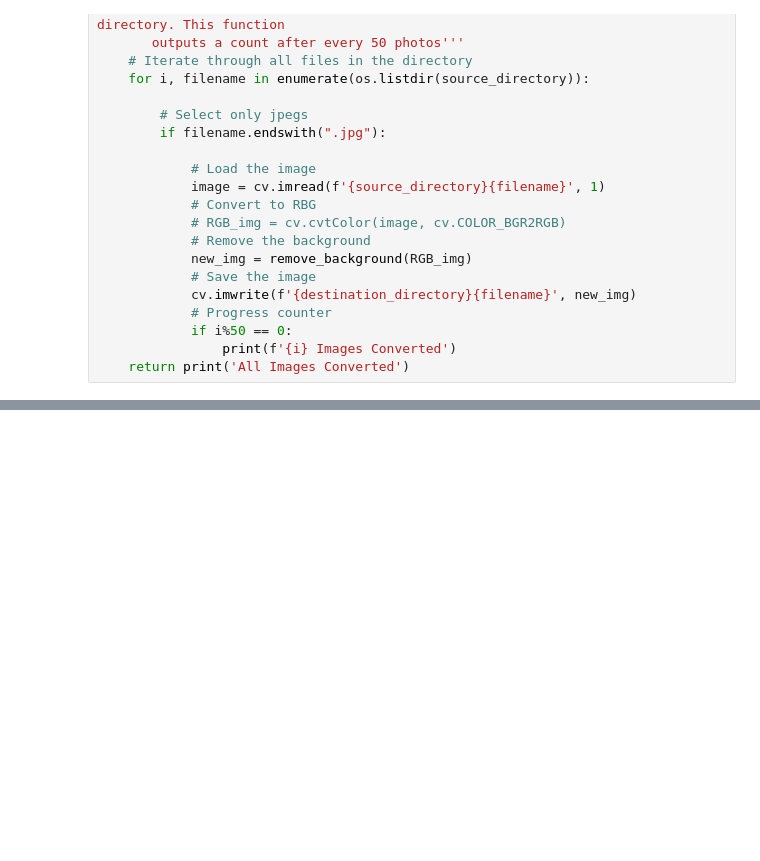
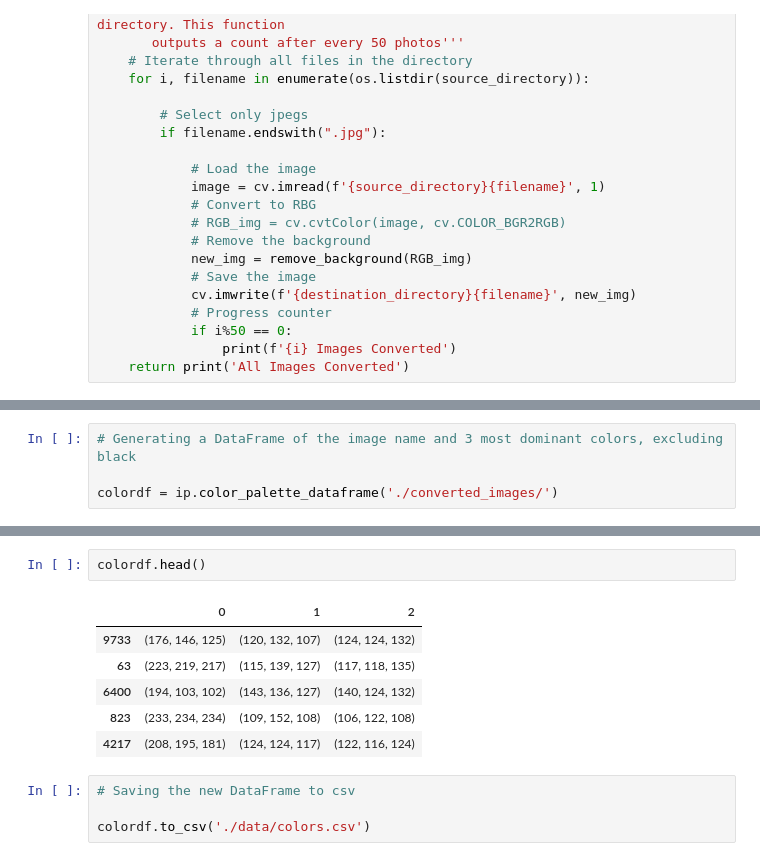
Before and after one commit to bagnine/Clothing_Recommender, a Jupyter notebook: src/image_process.ipynb, the cells around one changed output, grey strips where cells are left out. Saved outputs shown, nothing was run; the diff lists cells and outputs as text; blank space fills up the shorter version.

```diff
--- a/src/image_process.ipynb
+++ b/src/image_process.ipynb
@@ -180,0 +214,4 @@ for i in color_palette:
+# %%
+# Generating a DataFrame of the image name and 3 most dominant colors, excluding black
+
+colordf = ip.color_palette_dataframe('./converted_images/')
@@ -180,0 +236,13 @@ for i in color_palette:
+# %%
+colordf.head()
+# %% [output]
+|  | 0 | 1 | 2 |
+| 9733 | (176, 146, 125) | (120, 132, 107) | (124, 124, 132) |
+| 63 | (223, 219, 217) | (115, 139, 127) | (117, 118, 135) |
+| 6400 | (194, 103, 102) | (143, 136, 127) | (140, 124, 132) |
+| 823 | (233, 234, 234) | (109, 152, 108) | (106, 122, 108) |
+| 4217 | (208, 195, 181) | (124, 124, 117) | (122, 116, 124) |
+# %%
+# Saving the new DataFrame to csv
+
+colordf.to_csv('./data/colors.csv')
```
Also changed, not shown: parts of 32 cells of this notebook, 7 other files.
